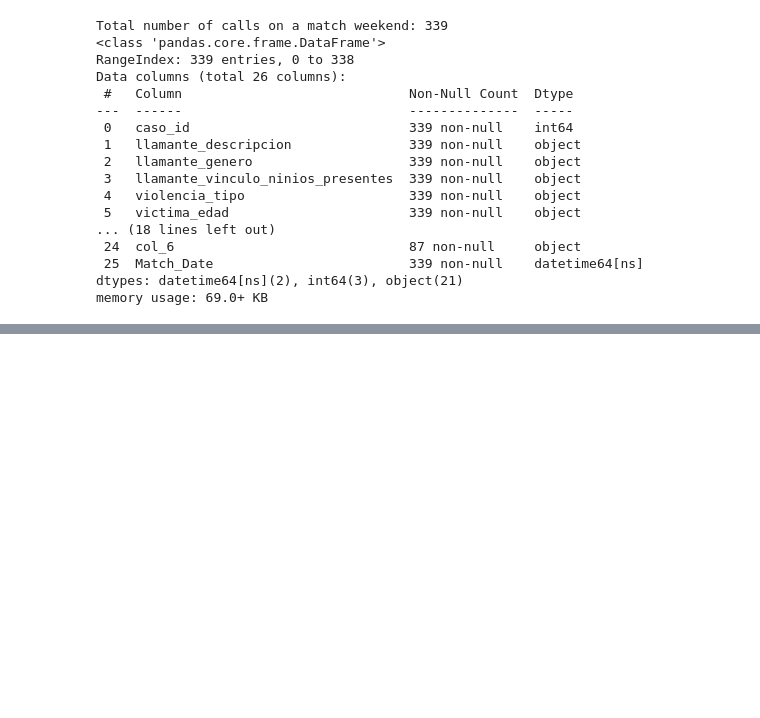
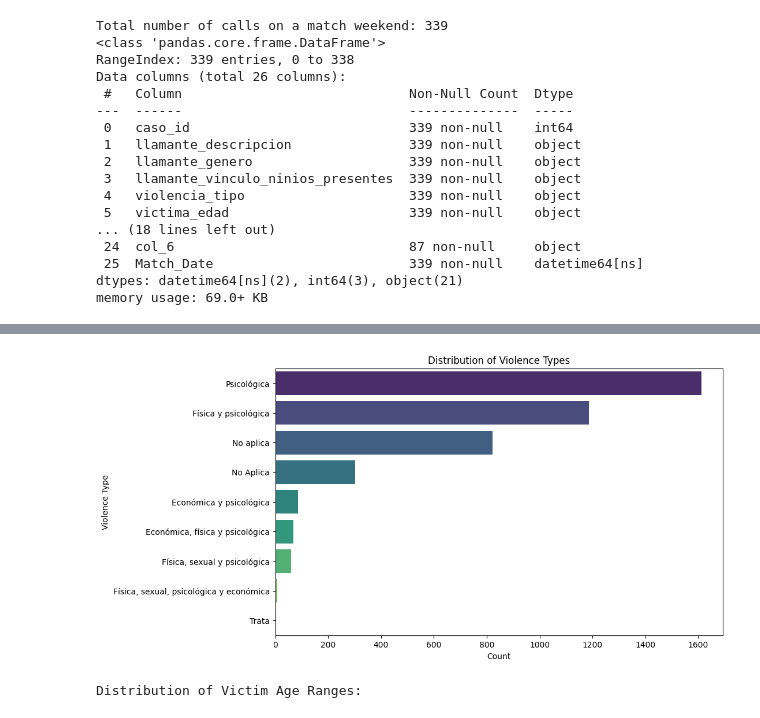
Before and after one commit to ValenG03/DVfootball-IA-project, a Jupyter notebook: ProyectoIA.ipynb, the cells around one changed output, grey strips where cells are left out. Saved outputs shown, nothing was run; the diff lists cells and outputs as text; code cells hidden in the pictures; blank space fills up the shorter version.

```diff
--- a/ProyectoIA.ipynb
+++ b/ProyectoIA.ipynb
@@ -901,11 +247,0 @@ The previous command failed due to a UnicodeDecodeError when reading the footbal
-# %%
-df_football = pd.read_csv("/content/Boca Juniors Results Tournament May-Dic-2024.csv", encoding='latin1')
-df_calls = pd.read_csv("/content/llamados-atendidos-violencia-familiar-202407-Argentina.csv")
-
-print("Football Results DataFrame:")
-display(df_football.head())
-df_football.info()
-
-print("\nCalls Data DataFrame:")
-display(df_calls.head())
-df_calls.info()
@@ -966,6 +247,0 @@ Convert the date columns in both dataframes to datetime objects and display the
-# %%
-df_football['Date'] = pd.to_datetime(df_football['Date'], errors='coerce')
-df_calls['llamado_fecha'] = pd.to_datetime(df_calls['llamado_fecha'], errors='coerce')
-
-print("Data type of 'Date' in df_football:", df_football['Date'].dtype)
-print("Data type of 'llamado_fecha' in df_calls:", df_calls['llamado_fecha'].dtype)
@@ -1601,0 +639,61 @@ Distribution of calls by match result:
+# %%
+# Analyze the distribution of violence types
+print("\nDistribution of Violence Types:")
+display(df_calls['violencia_tipo'].value_counts())
+plt.figure(figsize=(10, 6))
+sns.countplot(data=df_calls, y='violencia_tipo', order=df_calls['violencia_tipo'].value_counts().index, palette='viridis')
+plt.title('Distribution of Violence Types')
+plt.xlabel('Count')
+plt.ylabel('Violence Type')
+plt.show()
+
+# Analyze the distribution of victim age ranges
+print("\nDistribution of Victim Age Ranges:")
+display(df_calls['victima_rango_etario'].value_counts())
+plt.figure(figsize=(10, 6))
+sns.countplot(data=df_calls, y='victima_rango_etario', order=df_calls['victima_rango_etario'].value_counts().index, palette='viridis')
+plt.title('Distribution of Victim Age Ranges')
+plt.xlabel('Count')
+plt.ylabel('Victim Age Range')
+plt.show()
+
+# Analyze the distribution of victim gender
+print("\nDistribution of Victim Gender:")
+display(df_calls['victima_genero'].value_counts())
+plt.figure(figsize=(7, 5))
+sns.countplot(data=df_calls, x='victima_genero', order=df_calls['victima_genero'].value_counts().index, palette='viridis')
+plt.title('Distribution of Victim Gender')
+plt.xlabel('Victim Gender')
+plt.ylabel('Count')
+plt.show()
+
+# Analyze the distribution of aggressor gender
+print("\nDistribution of Aggressor Gender:")
+display(df_calls['agresor_genero'].value_counts())
+plt.figure(figsize=(7, 5))
+sns.countplot(data=df_calls, x='agresor_genero', order=df_calls['agresor_genero'].value_counts().index, palette='viridis')
+plt.title('Distribution of Aggressor Gender')
+plt.xlabel('Aggressor Gender')
+plt.ylabel('Count')
+plt.show()
+
+# Analyze the distribution of aggressor relationship to victim
+print("\nDistribution of Aggressor Relationship to Victim:")
+display(df_calls['agresor_relacion_victima'].value_counts())
+plt.figure(figsize=(10, 6))
+sns.countplot(data=df_calls, y='agresor_relacion_victima', order=df_calls['agresor_relacion_victima'].value_counts().index, palette='viridis')
+plt.title('Distribution of Aggressor Relationship to Victim')
+plt.xlabel('Count')
+plt.ylabel('Aggressor Relationship to Victim')
+plt.show()
+
+# Analyze the distribution of calls by region
+print("\nDistribution of Calls by Region:")
+display(df_calls['llamado_region'].value_counts())
+plt.figure(figsize=(10, 6))
+sns.countplot(data=df_calls, y='llamado_region', order=df_calls['llamado_region'].value_counts().index, palette='viridis')
+plt.title('Distribution of Calls by Region')
+plt.xlabel('Count')
+plt.ylabel('Region')
+plt.show()
+# %% [output]
@@ -1601,0 +716,2 @@ Distribution of calls by match result:
+[figure, added]
+Distribution of Victim Age Ranges:
```
Also changed, not shown: parts of 114 cells of this notebook.
